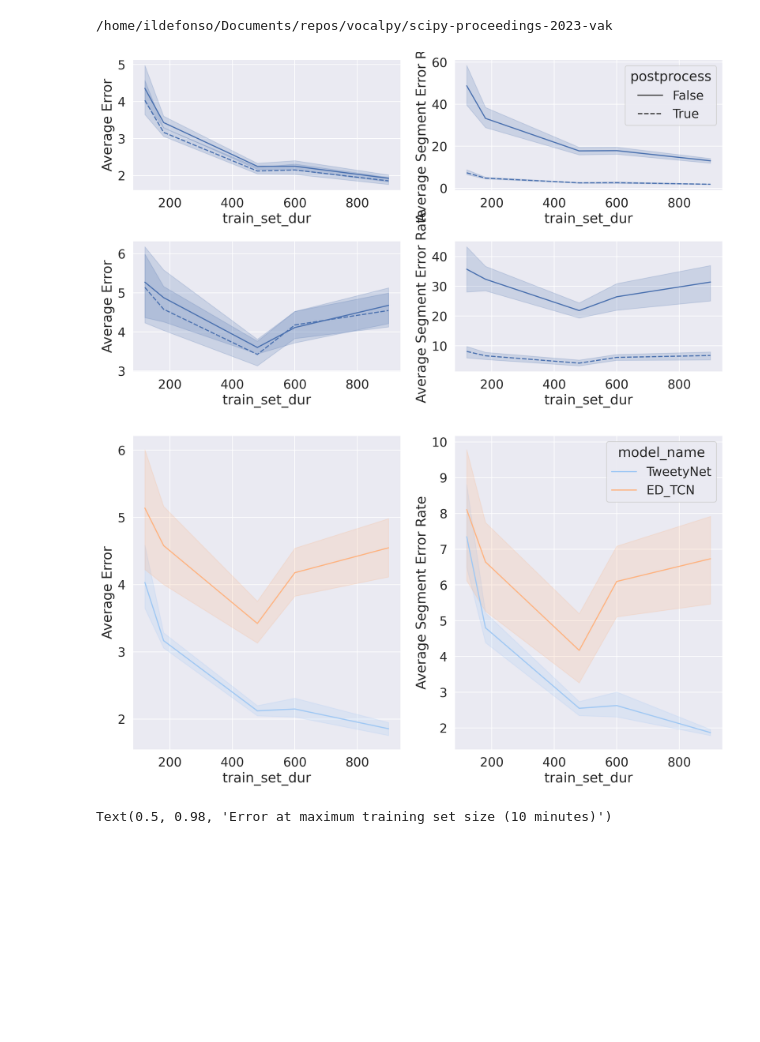
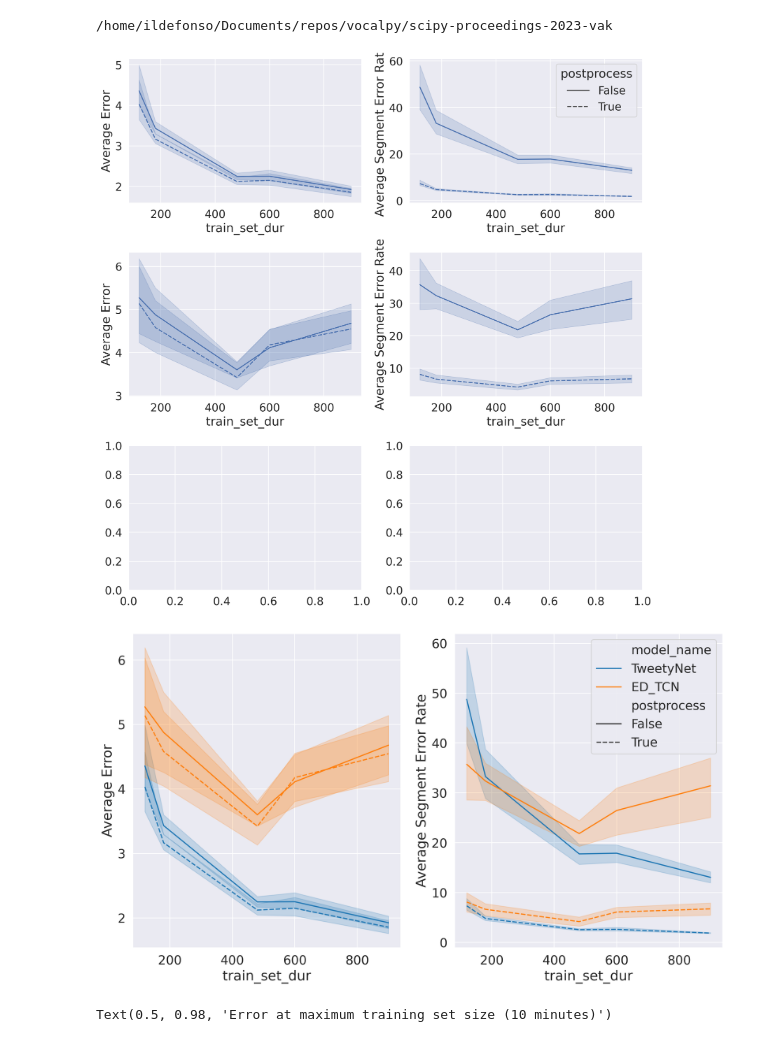
Before and after one commit to vocalpy/scipy-proceedings-2023-vak, a Jupyter notebook: src/scripts/learncurves-tweetynet-TCN-allbirds.ipynb, the cells around one changed output. Cells and saved outputs as stored; diff of their text form; code cells hidden in the pictures; blank space fills up the shorter version.

```diff
--- a/src/scripts/learncurves-tweetynet-TCN-allbirds.ipynb
+++ b/src/scripts/learncurves-tweetynet-TCN-allbirds.ipynb
@@ -88,48 +89,48 @@ for net_name, results_dir in NET_NAMES_RESULTS_DIR_MAP.items():
 
 data = pd.concat(data)
 # %%
-fig, ax_arr = plt.subplots(2, 2, figsize=(12, 7), dpi=300)
+fig, ax_arr = plt.subplots(3, 2, figsize=(12, 12), dpi=300)
 
 for row_ind, model_name in enumerate(data.model_name.unique()):
     data_model = data[data.model_name == model_name]
 
     for col_ind, err_name in enumerate(('Average Error', 'Average Segment Error Rate')):
         ax = ax_arr[row_ind, col_ind]
         g = sns.lineplot(
             data=data_model,
             x='train_set_dur',
             y=err_name,
             style='postprocess',
             palette='pastel',
 #            style='Input',
             ax=ax,
         )
         if row_ind == 0 and col_ind == 1:
             sns.move_legend(ax, loc='upper right')
         else:
             ax.legend().remove()
 
     # for ax_ind, ylim in enumerate(([0, 4], [0, 25])):
     #     ax_arr[ax_ind].set_ylim(ylim)
 
 # fig.suptitle(f'{bird_id}')
 fig.tight_layout()
 # %% [output]
-[figure, old version]
+[figure, new version]
 # %%
 fig, ax_arr = plt.subplots(1, 2, figsize=(12, 7), dpi=300)
 
-data_postprocess = data[data.postprocess == True]
+# data_postprocess = data[data.postprocess == True]
 
-for ax_ind, err_name in enumerate(('Aresults/BFSongRepo/all-birds/TweetyNet/results_230628_144709verage Error', 'Average Segment Error Rate')):
+for ax_ind, err_name in enumerate(('Average Error', 'Average Segment Error Rate')):
     ax = ax_arr[ax_ind]
     g = sns.lineplot(
-        data=data_postprocess,
+        data=data,
         x='train_set_dur',
         y=err_name,
-        # style='postprocess',
+        style='postprocess',
         hue='model_name',
-        palette='pastel',
+        palette='tab10',
         ax=ax,
     )
     if ax_ind == 1:
@@ -143,7 +144,7 @@ for ax_ind, err_name in enumerate(('Aresults/BFSongRepo/all-birds/TweetyNet/resu
 # fig.suptitle(f'{bird_id}')
 fig.tight_layout()
 # %% [output]
-[figure, old version]
+[figure, new version]
 # %%
 fig, ax_arr = plt.subplots(1, 2, figsize=(15, 6), dpi=300)
 
```
Also changed, not shown: parts of 1 cell of this notebook.
